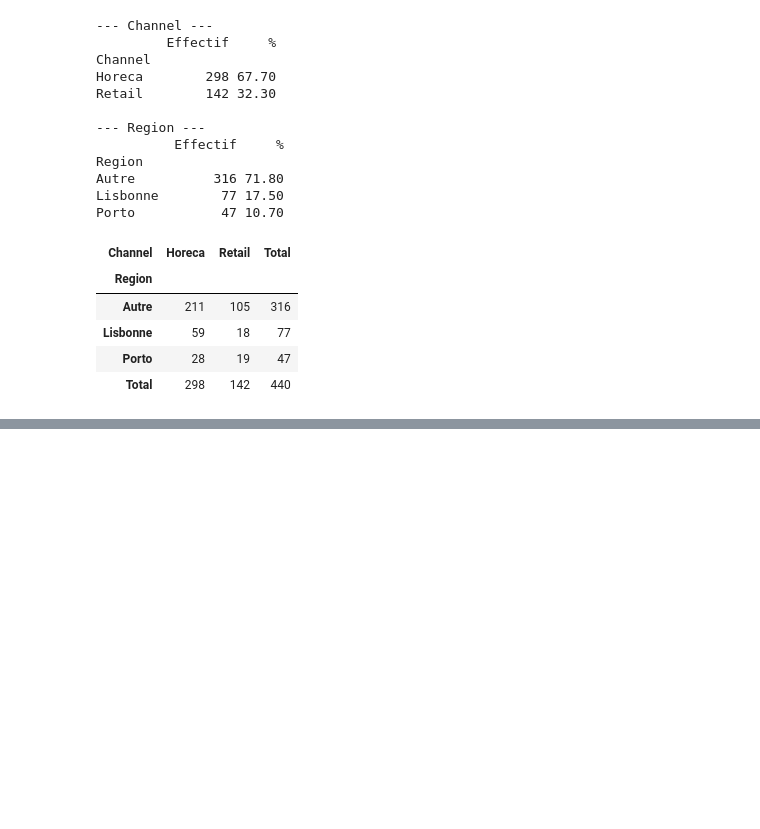
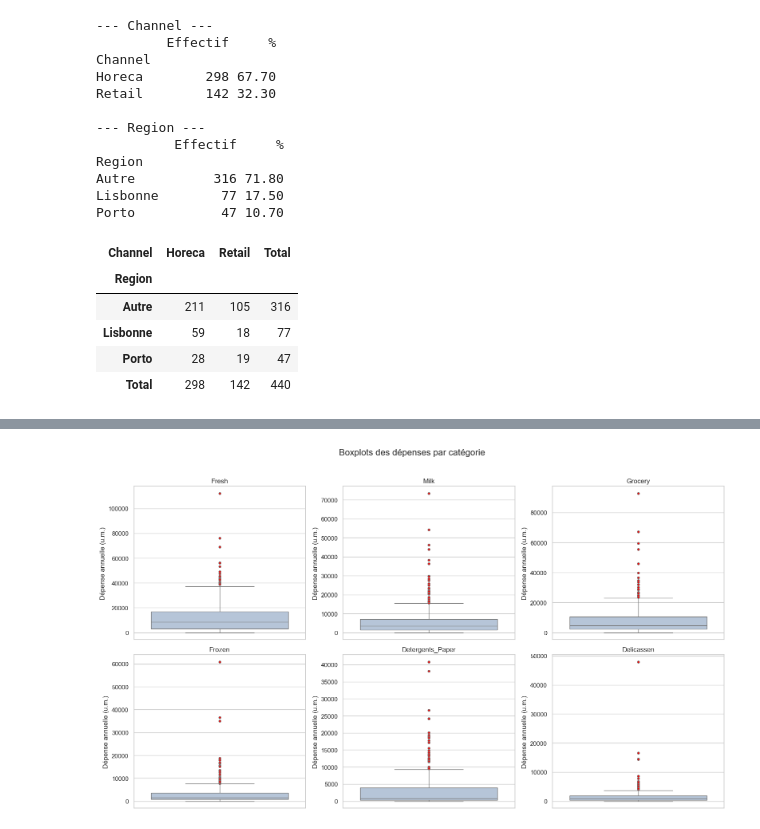
Before and after one commit to rokhayacoumbadiouf-bit/Segmentation_Client_ML, a Jupyter notebook: P1IA_ODC/projet_machine_learning/segmentaion_client.ipynb, the cells around one changed output, grey strips where cells are left out. Cells and saved outputs as stored; diff of their text form; code cells hidden in the pictures; blank space fills up the shorter version.

```diff
--- a/P1IA_ODC/projet_machine_learning/segmentaion_client.ipynb
+++ b/P1IA_ODC/projet_machine_learning/segmentaion_client.ipynb
@@ -379,0 +428,14 @@ La région semble peu discriminante. Le canal, en revanche, sera une référence
+# %%
+fig, axes = plt.subplots(2, 3, figsize=(16, 9))
+axes = axes.flatten()
+
+for i, col in enumerate(SPEND_COLS):
+    sns.boxplot(y=df[col], ax=axes[i], color="lightsteelblue", flierprops={"marker": "o", "markerfacecolor": "red", "markersize": 4})
+    axes[i].set_title(col)
+    axes[i].set_ylabel("Dépense annuelle (u.m.)")
+
+plt.suptitle("Boxplots des dépenses par catégorie", fontsize=16, y=1.02)
+plt.tight_layout()
+plt.show()
+# %% [output]
+[figure, added]
```
Also changed, not shown: parts of 18 cells of this notebook.
